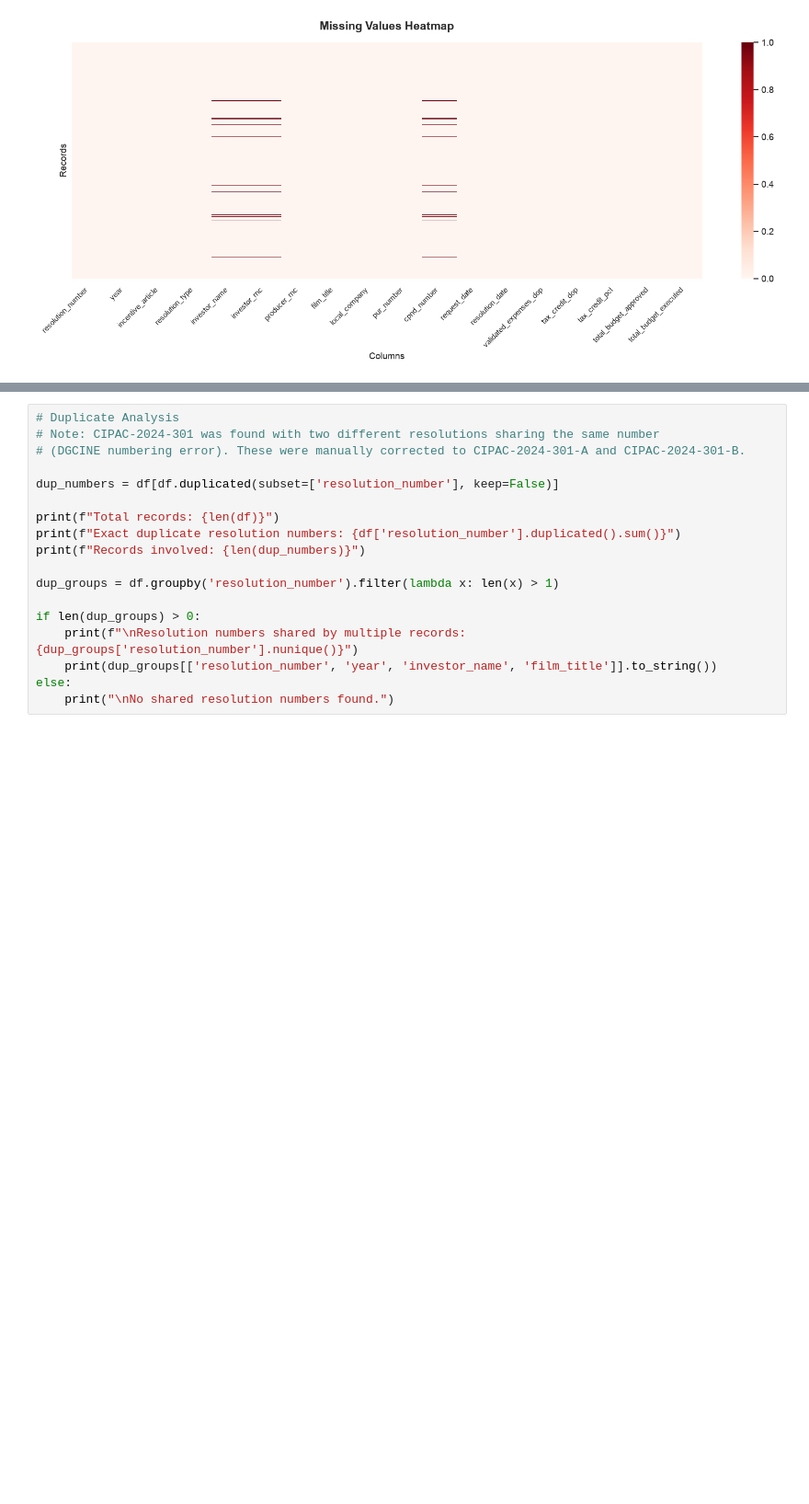
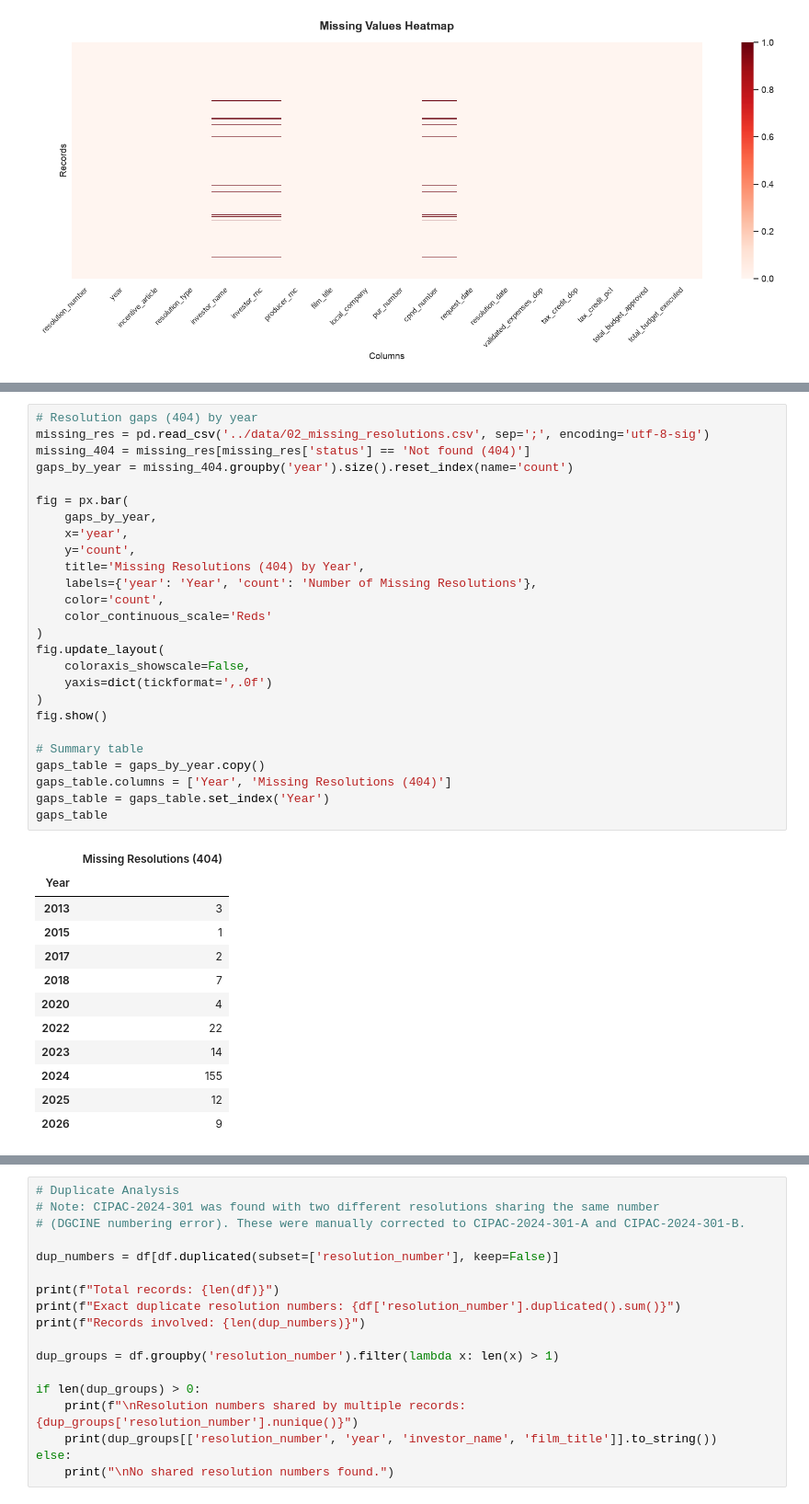
Before and after one commit to jorgedoiany/dominican-film-dashboard, a Jupyter notebook: notebooks/02_eda_cipac.ipynb, the cells around one changed output, grey strips where cells are left out. Shown at 92% size. Drawn from its saved outputs; the diff is of its cells as text; blank space fills up the shorter version.

Commit message:
feat: complete CIPAC EDA with key findings, data quality analysis and missing resolutions

```diff
--- a/notebooks/02_eda_cipac.ipynb
+++ b/notebooks/02_eda_cipac.ipynb
@@ -501,0 +509,39 @@ plt.show()
+# %%
+# Resolution gaps (404) by year
+missing_res = pd.read_csv('../data/02_missing_resolutions.csv', sep=';', encoding='utf-8-sig')
+missing_404 = missing_res[missing_res['status'] == 'Not found (404)']
+gaps_by_year = missing_404.groupby('year').size().reset_index(name='count')
+
+fig = px.bar(
+    gaps_by_year,
+    x='year',
+    y='count',
+    title='Missing Resolutions (404) by Year',
+    labels={'year': 'Year', 'count': 'Number of Missing Resolutions'},
+    color='count',
+    color_continuous_scale='Reds'
+)
+fig.update_layout(
+    coloraxis_showscale=False,
+    yaxis=dict(tickformat=',.0f')
+)
+fig.show()
+
+# Summary table
+gaps_table = gaps_by_year.copy()
+gaps_table.columns = ['Year', 'Missing Resolutions (404)']
+gaps_table = gaps_table.set_index('Year')
+gaps_table
+# %% [output]
+|  | Missing Resolutions (404) |
+| Year |  |
+| 2013 | 3 |
+| 2015 | 1 |
+| 2017 | 2 |
+| 2018 | 7 |
+| 2020 | 4 |
+| 2022 | 22 |
+| 2023 | 14 |
+| 2024 | 155 |
+| 2025 | 12 |
+| 2026 | 9 |
```
Also changed, not shown: parts of 6 cells of this notebook, 1 other file.
